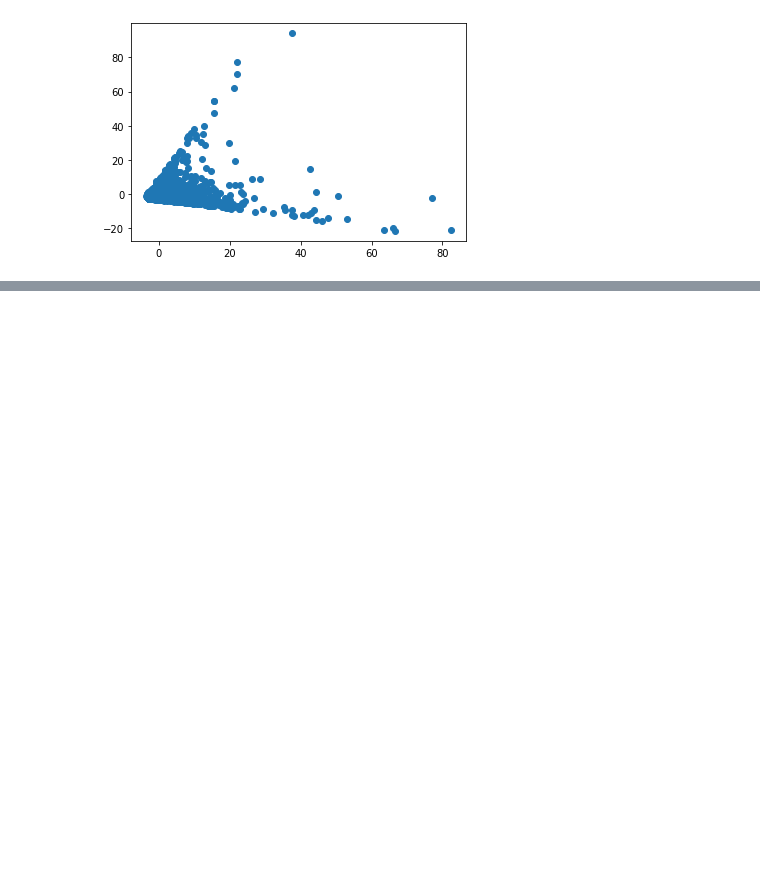
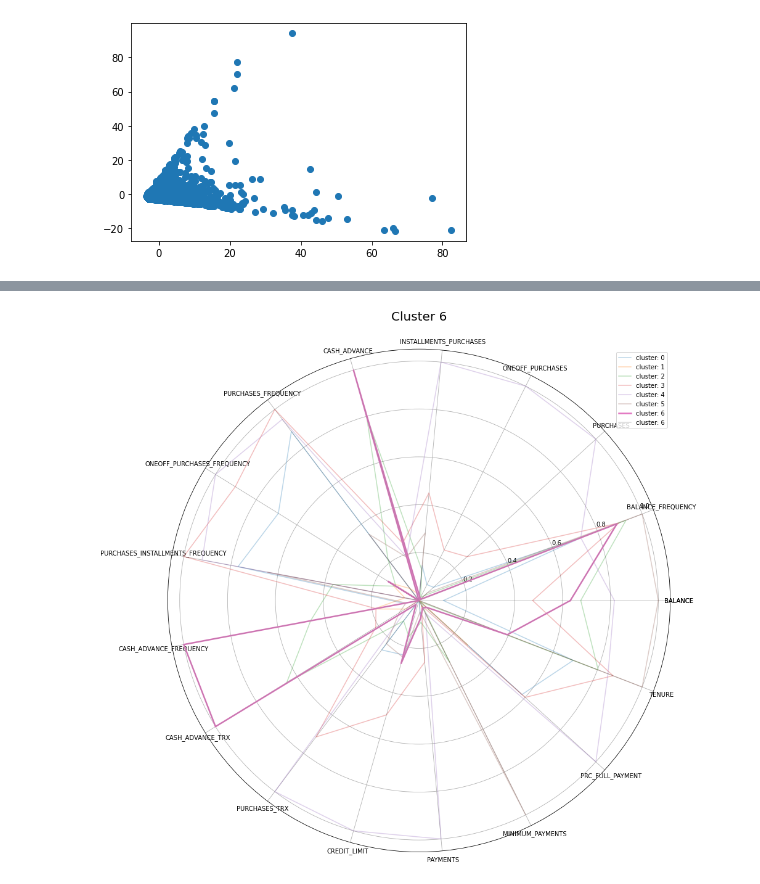
Before and after one commit to ABCD-EDU/cs322-lab, a Jupyter notebook: src/exercises/lab3/Kmeans.ipynb, the cells around one changed output, grey strips where cells are left out. Saved outputs shown, nothing was run; the diff lists cells and outputs as text; code cells hidden in the pictures; blank space fills up the shorter version.

```diff
--- a/src/exercises/lab3/Kmeans.ipynb
+++ b/src/exercises/lab3/Kmeans.ipynb
@@ -294,0 +317,4 @@ Name: cluster, Length: 1283, dtype: int32
+# %%
+for cluster_num in range(0,8):
+    cluster = df[df["cluster"] == cluster_num]["CASH_ADVANCE"].mean()
+    print(cluster)
@@ -294,0 +378,4 @@ Name: cluster, Length: 1283, dtype: int32
+# %%
+for cluster_num in range(0,7):
+    cluster = df[df["cluster"] == cluster_num]
+    print(f'Cluster {cluster_num} - {(len(cluster)/len(df))*100}')
@@ -294,0 +390,3 @@ Name: cluster, Length: 1283, dtype: int32
+# %%
+cluster = df_scaled[df_scaled["cluster"] == 0]
+cluster
@@ -294,0 +396,43 @@ Name: cluster, Length: 1283, dtype: int32
+# %%
+clusters = []
+
+for cluster_num in range(0,7):
+    cluster = df_scaled[df_scaled["cluster"] == cluster_num].mean()
+    cluster = cluster.drop("cluster")
+    cluster = [*cluster, cluster[0]]
+    clusters.append(cluster)
+# %%
+categories = df_scaled.columns
+# Remove "cluster column"
+categories = categories.delete(-1)
+categories = [*categories, categories[0]]
+
+clusters = []
+
+# Create an array containing all mean values of attributes per cluster
+for cluster_num in range(0,7):
+    cluster = df_scaled[df_scaled["cluster"] == cluster_num].mean()
+    cluster = cluster.drop("cluster")
+    cluster = [*cluster, cluster[0]]
+    clusters.append(cluster)
+
+label_loc = np.linspace(start=0, stop=2 * np.pi, num=len(clusters[0]))
+
+plt.figure(figsize=(15, 15))
+plt.subplot(polar=True)
+
+# Change value of highlight variable to highlight a specific cluster
+# Value of -1 indicates no cluster to highlight
+highlight = 6
+for cluster_num in range(0,len(clusters)):
+    label = "cluster: " + str(cluster_num)
+    if highlight != -1 and cluster_num == highlight:
+        plt.plot(label_loc, clusters[cluster_num], label=label, alpha=1, linewidth=2.5)
+    plt.plot(label_loc, clusters[cluster_num], label=label, alpha=.3)
+
+plt.title('Cluster ' + str(highlight), size=20, y=1.05)
+lines, labels = plt.thetagrids(np.degrees(label_loc), labels=categories)
+plt.legend()
+plt.show()
+# %% [output]
+[figure, added]
```
Also changed, not shown: parts of 20 cells of this notebook.
